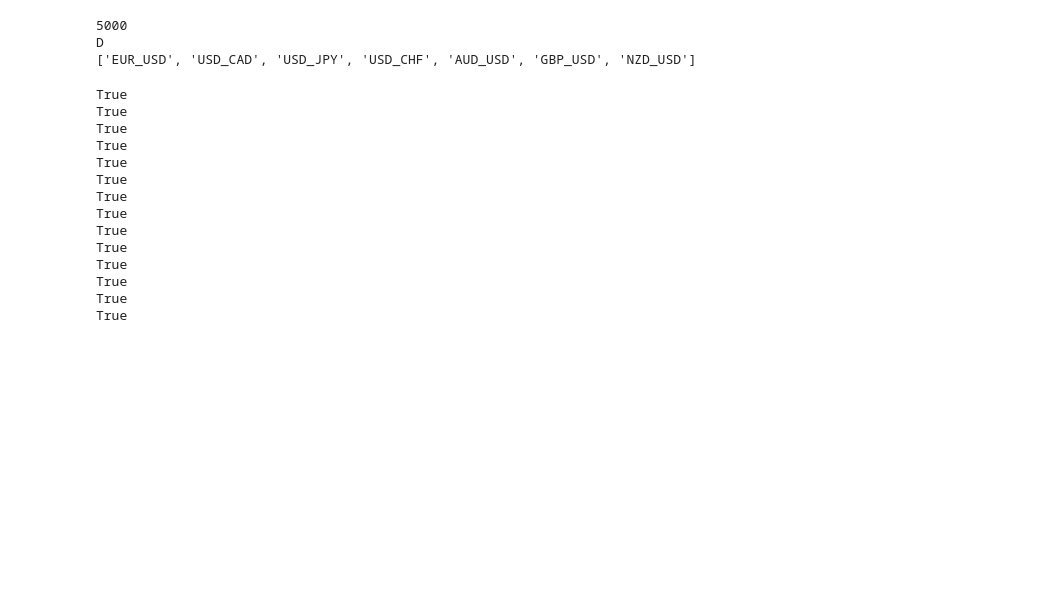
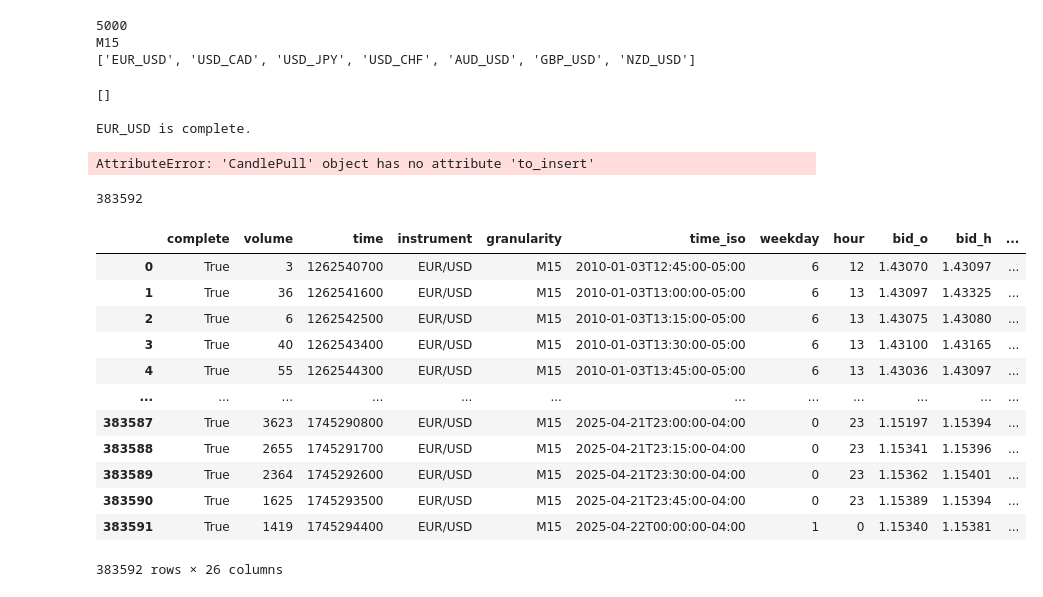
Before and after one commit to badassdatascience/badass-data-science, a Jupyter notebook: badassdatascience/forex/database/populate_and_update/mongodb/oop_get_candles_notebook.ipynb, the cells around one changed output. Drawn from its saved outputs; the diff is of its cells as text; code cells hidden in the pictures; blank space fills up the shorter version.

```diff
--- a/badassdatascience/forex/database/populate_and_update/mongodb/oop_get_candles_notebook.ipynb
+++ b/badassdatascience/forex/database/populate_and_update/mongodb/oop_get_candles_notebook.ipynb
@@ -5,12 +227,12 @@ from badassdatascience.forex.database.populate_and_update.mongodb.oop_get_candle
 
 config_file = '/home/emily/Desktop/projects/test/badass-data-science/badassdatascience/forex/data/DEVELOPMENT.json'
 count = 5000
-granularity = 'D'
+granularity = 'M15'
 
 instruments = 'EUR_USD,USD_CAD,USD_JPY,USD_CHF,AUD_USD,GBP_USD,NZD_USD'
 
 price_types = 'BAM'
-error_retry_interval = 5
+error_retry_interval = 2
 # %%
 instrument_list = [q.strip() for q in instruments.split(',') if not q.strip() == '']
 # %%
@@ -19,25 +241,44 @@ print(granularity)
 print(instrument_list)
 # %% [output]
 5000
-D
+M15
 ['EUR_USD', 'USD_CAD', 'USD_JPY', 'USD_CHF', 'AUD_USD', 'GBP_USD', 'NZD_USD']
 # %%
 instrument_dict = {}
 for instrument in instrument_list:
-    instrument_dict[instrument] = CandlePull(config_file, count, granularity, instrument, price_types)
+    instrument_dict[instrument] = CandlePull(
+        config_file, count, granularity, instrument, price_types, error_retry_interval = error_retry_interval,
+    )
     instrument_dict[instrument].fit()
+
+    print(instrument + ' is complete.')
+
+    break
 # %% [output]
-True
-True
-True
-True
-True
-True
-True
-True
-True
-True
-True
-True
-True
-True
+[]
+
+EUR_USD is complete.
+# %%
+pp.pprint(instrument_dict['EUR_USD'].to_insert[0:2])
+# %% [output]
+AttributeError: 'CandlePull' object has no attribute 'to_insert'
+# %%
+len(instrument_dict['EUR_USD'].to_insert)
+# %% [output]
+383592
+# %%
+instrument_dict['EUR_USD'].df
+# %% [output]
+|  | complete | volume | time | instrument | granularity | time_iso | weekday | hour | bid_o | bid_h | ... |
+| 0 | True | 3 | 1262540700 | EUR/USD | M15 | 2010-01-03T12:45:00-05:00 | 6 | 12 | 1.43070 | 1.43097 | ... |
+| 1 | True | 36 | 1262541600 | EUR/USD | M15 | 2010-01-03T13:00:00-05:00 | 6 | 13 | 1.43097 | 1.43325 | ... |
+| 2 | True | 6 | 1262542500 | EUR/USD | M15 | 2010-01-03T13:15:00-05:00 | 6 | 13 | 1.43075 | 1.43080 | ... |
+| 3 | True | 40 | 1262543400 | EUR/USD | M15 | 2010-01-03T13:30:00-05:00 | 6 | 13 | 1.43100 | 1.43165 | ... |
+| 4 | True | 55 | 1262544300 | EUR/USD | M15 | 2010-01-03T13:45:00-05:00 | 6 | 13 | 1.43036 | 1.43097 | ... |
+| ... | ... | ... | ... | ... | ... | ... | ... | ... | ... | ... | ... |
+| 383587 | True | 3623 | 1745290800 | EUR/USD | M15 | 2025-04-21T23:00:00-04:00 | 0 | 23 | 1.15197 | 1.15394 | ... |
+| 383588 | True | 2655 | 1745291700 | EUR/USD | M15 | 2025-04-21T23:15:00-04:00 | 0 | 23 | 1.15341 | 1.15396 | ... |
+| 383589 | True | 2364 | 1745292600 | EUR/USD | M15 | 2025-04-21T23:30:00-04:00 | 0 | 23 | 1.15362 | 1.15401 | ... |
+| 383590 | True | 1625 | 1745293500 | EUR/USD | M15 | 2025-04-21T23:45:00-04:00 | 0 | 23 | 1.15389 | 1.15394 | ... |
+| 383591 | True | 1419 | 1745294400 | EUR/USD | M15 | 2025-04-22T00:00:00-04:00 | 1 | 0 | 1.15340 | 1.15381 | ... |
+383592 rows × 26 columns
```
Also changed, not shown: parts of 11 cells of this notebook.
